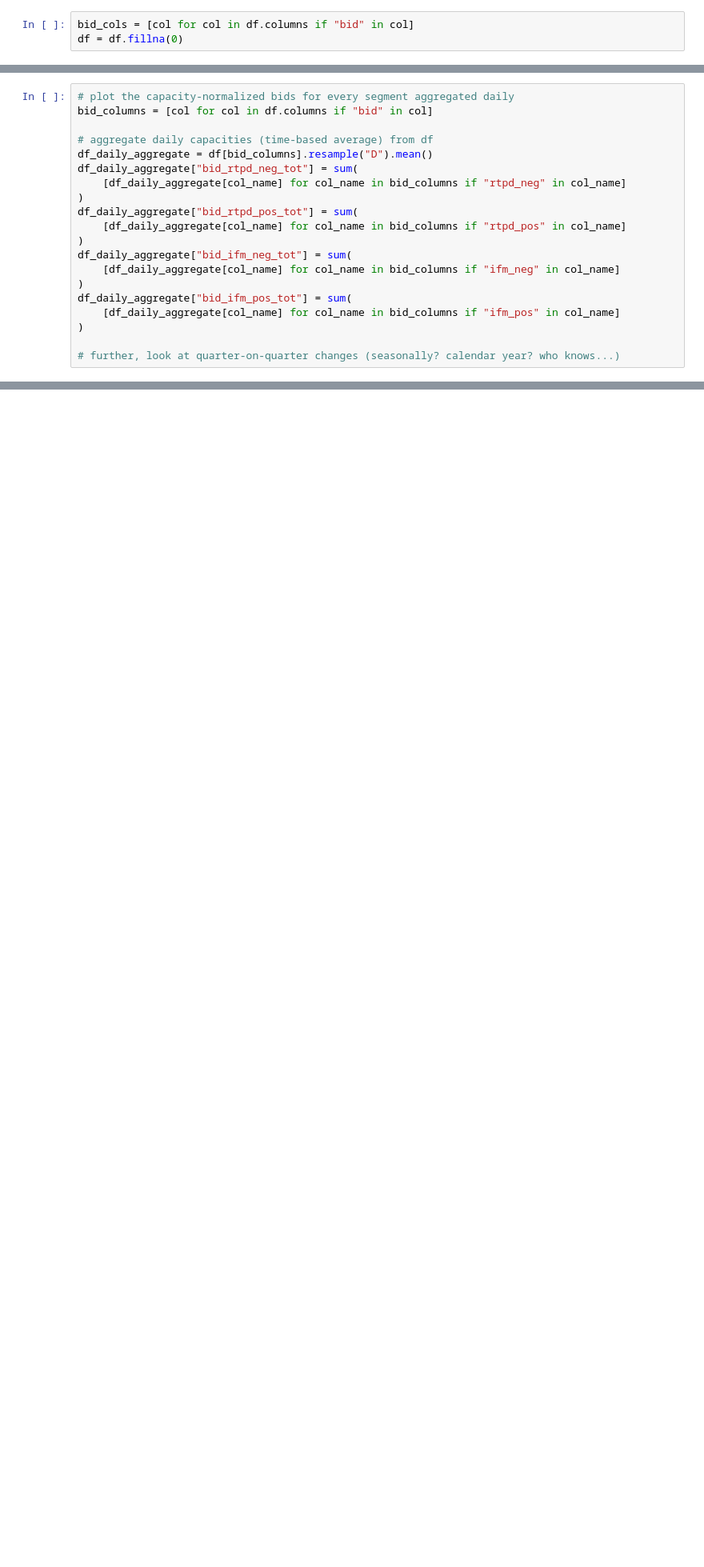
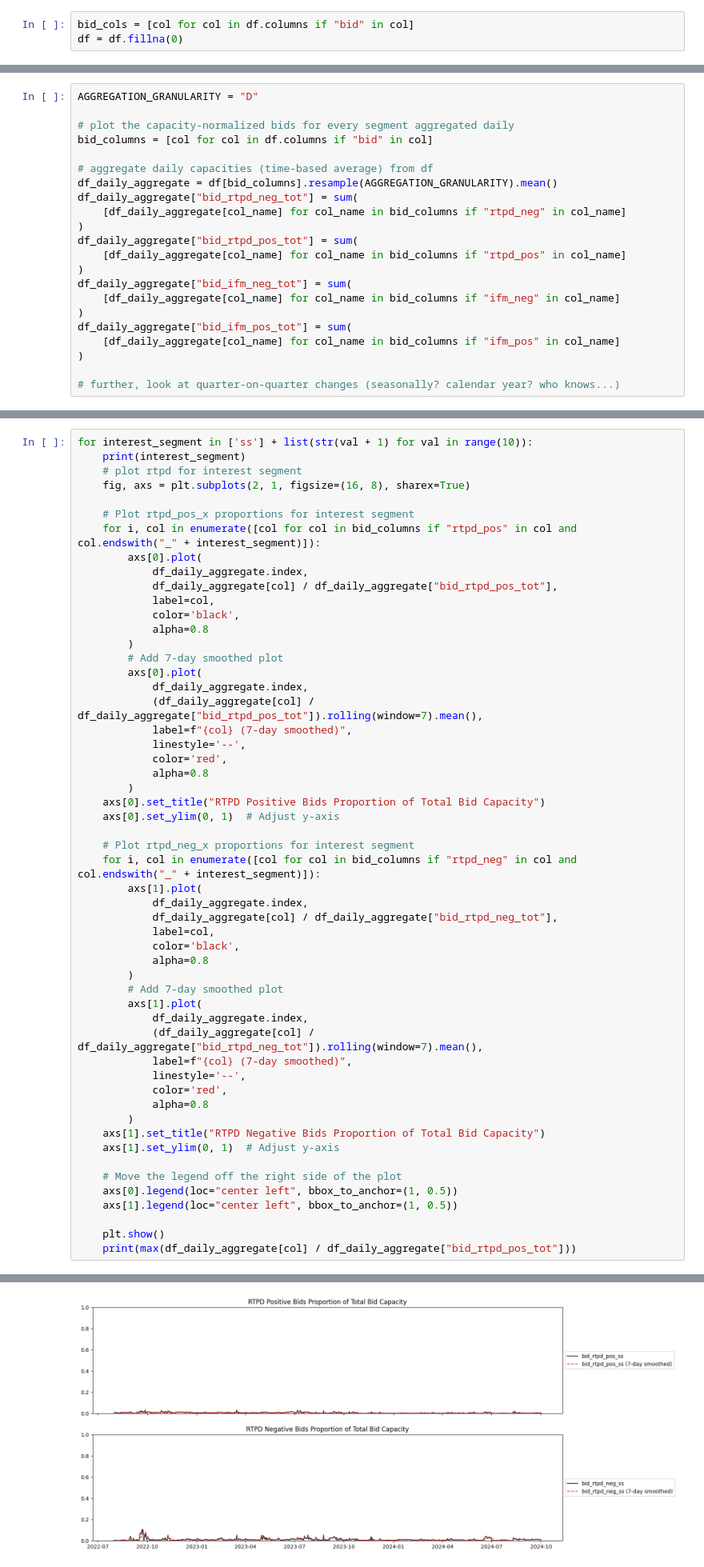
Before and after one commit to nmadev/CAISO-EnergyStorage, a Jupyter notebook: CAISO_ES_BIDS/CAISO_ES_BID_ANALYSIS.ipynb, the cells around one changed output, grey strips where cells are left out. Shown at 80% size. Drawn from its saved outputs; the diff is of its cells as text; blank space fills up the shorter version.

Commit message:
Added capacity growth graphs and plots for each ES bid segment over time

```diff
--- a/CAISO_ES_BIDS/CAISO_ES_BID_ANALYSIS.ipynb
+++ b/CAISO_ES_BIDS/CAISO_ES_BID_ANALYSIS.ipynb
@@ -16,11 +16,13 @@ y_2_date_range = [pd.Timestamp("2023-07-01"), pd.Timestamp("2024-07-01")]
 y_1_df = df.loc[(df.index >= y_1_date_range[0]) & (df.index < y_1_date_range[1])]
 y_2_df = df.loc[(df.index >= y_2_date_range[0]) & (df.index < y_2_date_range[1])]
 # %%
+AGGREGATION_GRANULARITY = "D"
+
 # plot the capacity-normalized bids for every segment aggregated daily
 bid_columns = [col for col in df.columns if "bid" in col]
 
 # aggregate daily capacities (time-based average) from df
-df_daily_aggregate = df[bid_columns].resample("D").mean()
+df_daily_aggregate = df[bid_columns].resample(AGGREGATION_GRANULARITY).mean()
 df_daily_aggregate["bid_rtpd_neg_tot"] = sum(
     [df_daily_aggregate[col_name] for col_name in bid_columns if "rtpd_neg" in col_name]
 )
@@ -207,0 +145,55 @@ plt.show()
+# %%
+for interest_segment in ['ss'] + list(str(val + 1) for val in range(10)):
+    print(interest_segment)
+    # plot rtpd for interest segment
+    fig, axs = plt.subplots(2, 1, figsize=(16, 8), sharex=True)
+
+    # Plot rtpd_pos_x proportions for interest segment
+    for i, col in enumerate([col for col in bid_columns if "rtpd_pos" in col and col.endswith("_" + interest_segment)]):
+        axs[0].plot(
+            df_daily_aggregate.index,
+            df_daily_aggregate[col] / df_daily_aggregate["bid_rtpd_pos_tot"],
+            label=col,
+            color='black',
+            alpha=0.8
+        )
+        # Add 7-day smoothed plot
+        axs[0].plot(
+            df_daily_aggregate.index,
+            (df_daily_aggregate[col] / df_daily_aggregate["bid_rtpd_pos_tot"]).rolling(window=7).mean(),
+            label=f"{col} (7-day smoothed)",
+            linestyle='--',
+            color='red',
+            alpha=0.8
+        )
+    axs[0].set_title("RTPD Positive Bids Proportion of Total Bid Capacity")
+    axs[0].set_ylim(0, 1)  # Adjust y-axis
+
+    # Plot rtpd_neg_x proportions for interest segment
+    for i, col in enumerate([col for col in bid_columns if "rtpd_neg" in col and col.endswith("_" + interest_segment)]):
+        axs[1].plot(
+            df_daily_aggregate.index,
+            df_daily_aggregate[col] / df_daily_aggregate["bid_rtpd_neg_tot"],
+            label=col,
+            color='black',
+            alpha=0.8
+        )
+        # Add 7-day smoothed plot
+        axs[1].plot(
+            df_daily_aggregate.index,
+            (df_daily_aggregate[col] / df_daily_aggregate["bid_rtpd_neg_tot"]).rolling(window=7).mean(),
+            label=f"{col} (7-day smoothed)",
+            linestyle='--',
+            color='red',
+            alpha=0.8
+        )
+    axs[1].set_title("RTPD Negative Bids Proportion of Total Bid Capacity")
+    axs[1].set_ylim(0, 1)  # Adjust y-axis
+
+    # Move the legend off the right side of the plot
+    axs[0].legend(loc="center left", bbox_to_anchor=(1, 0.5))
+    axs[1].legend(loc="center left", bbox_to_anchor=(1, 0.5))
+
+    plt.show()
+    print(max(df_daily_aggregate[col] / df_daily_aggregate["bid_rtpd_pos_tot"]))
+# %% [output]
@@ -207,0 +201 @@ plt.show()
+[figure, added]
```
Also changed, not shown: parts of 3 cells of this notebook.
